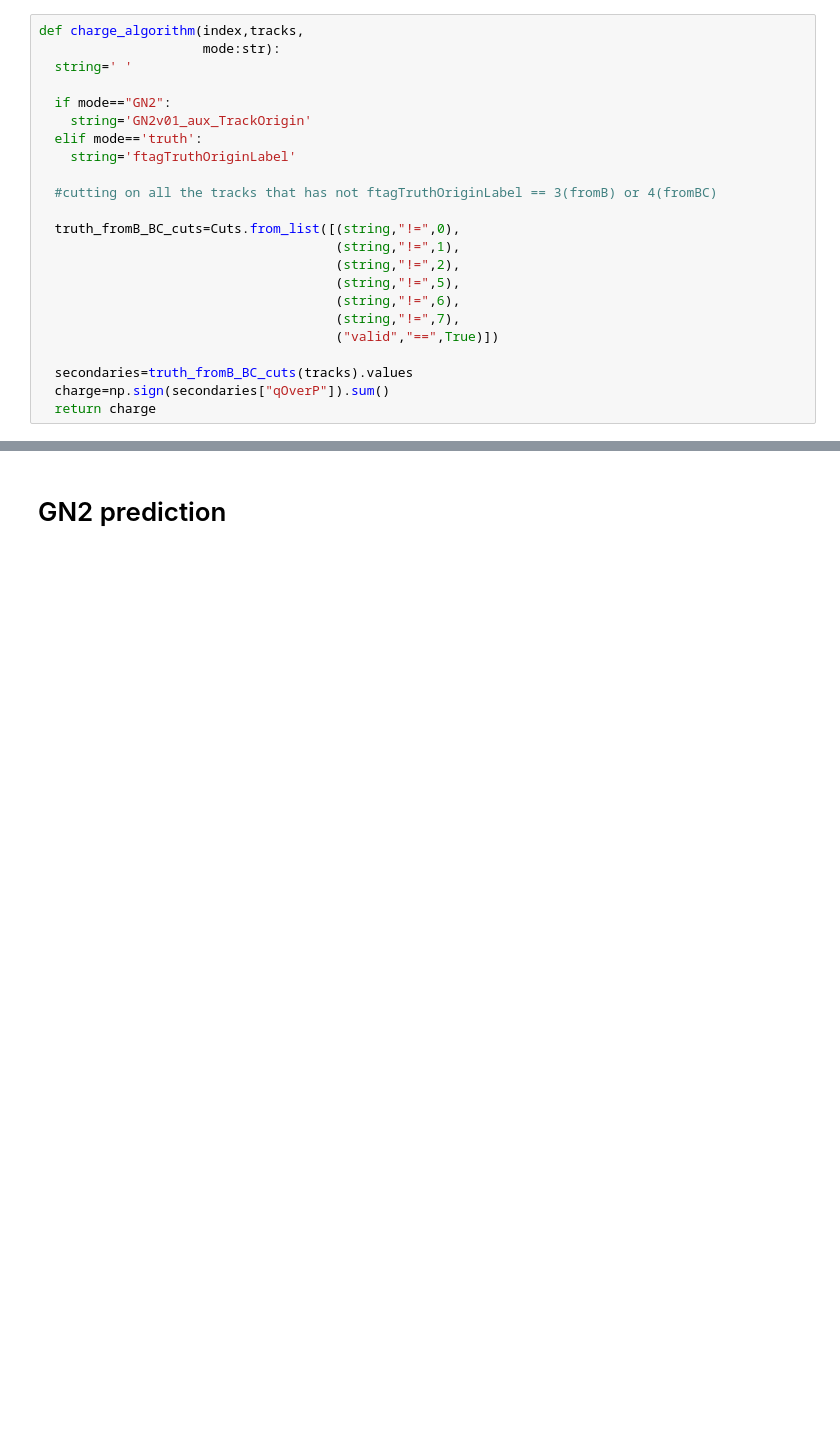
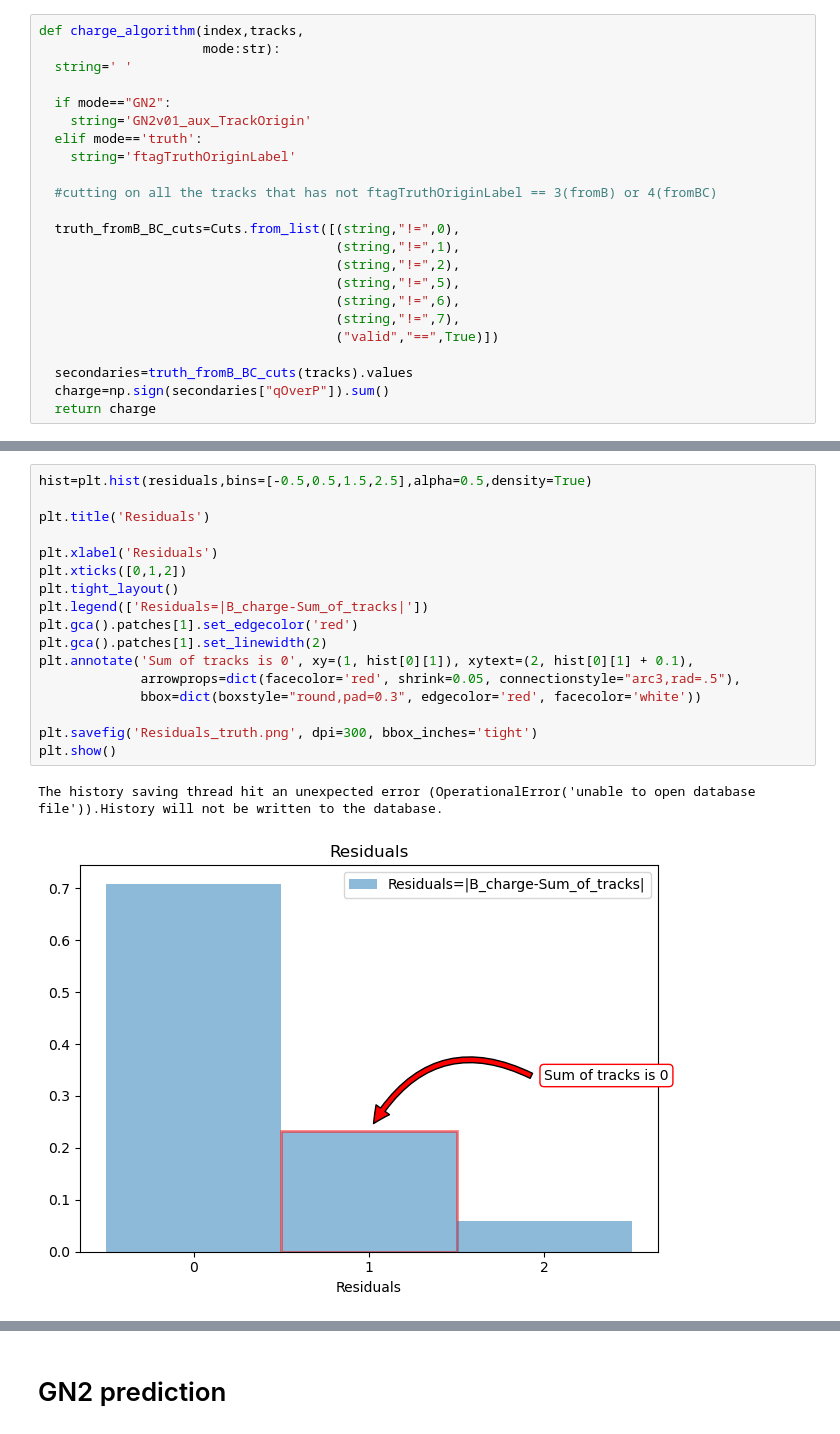
Before and after one commit to andremicci/Thesis, a Jupyter notebook: charge_algo_1.4.ipynb, the cells around one changed output, grey strips where cells are left out. Cells and saved outputs as stored; diff of their text form; blank space fills up the shorter version.

```diff
--- a/charge_algo_1.4.ipynb
+++ b/charge_algo_1.4.ipynb
@@ -169,0 +187,20 @@ plt.show()
+# %%
+hist=plt.hist(residuals,bins=[-0.5,0.5,1.5,2.5],alpha=0.5,density=True)
+
+plt.title('Residuals')
+
+plt.xlabel('Residuals')
+plt.xticks([0,1,2])
+plt.tight_layout()
+plt.legend(['Residuals=|B_charge-Sum_of_tracks|'])
+plt.gca().patches[1].set_edgecolor('red')
+plt.gca().patches[1].set_linewidth(2)
+plt.annotate('Sum of tracks is 0', xy=(1, hist[0][1]), xytext=(2, hist[0][1] + 0.1),
+             arrowprops=dict(facecolor='red', shrink=0.05, connectionstyle="arc3,rad=.5"),
+             bbox=dict(boxstyle="round,pad=0.3", edgecolor='red', facecolor='white'))
+
+plt.savefig('Residuals_truth.png', dpi=300, bbox_inches='tight')
+plt.show()
+# %% [output]
+The history saving thread hit an unexpected error (OperationalError('unable to open database file')).History will not be written to the database.
+[figure, added]
```
Also changed, not shown: parts of 28 cells of this notebook, 6 other files.
